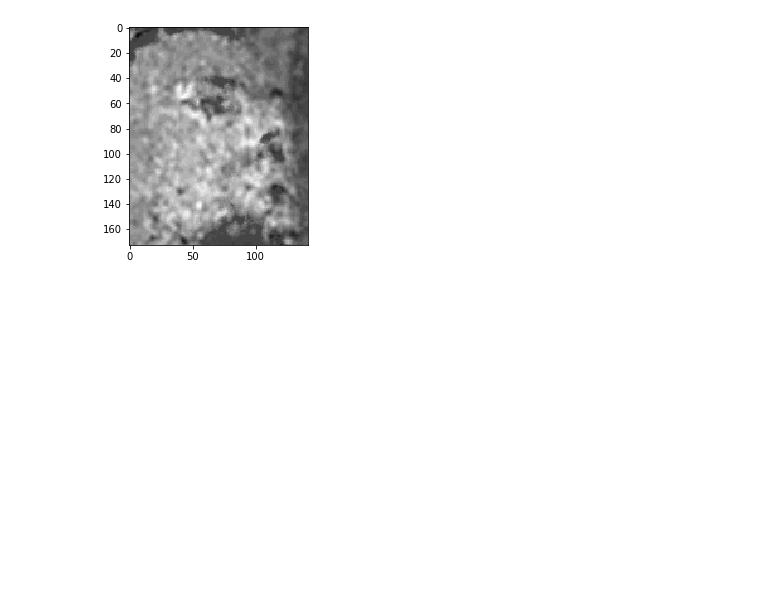
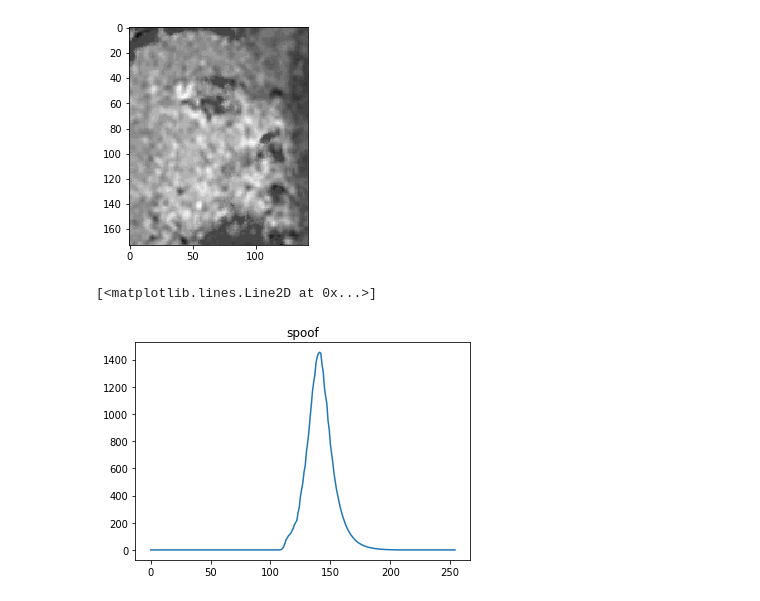
Before and after one commit to filipgrigorov/depth_scaling_experiments, a Jupyter notebook: explore_color_images.ipynb, the cells around one changed output. Saved outputs shown, nothing was run; the diff lists cells and outputs as text; code cells hidden in the pictures; blank space fills up the shorter version.

```diff
--- a/explore_color_images.ipynb
+++ b/explore_color_images.ipynb
@@ -102,3 +102,36 @@ plt.imshow(hsv4, cmap='gray')
 # %% [output]
 <matplotlib.image.AxesImage at 0x...>
 [figure]
+# %%
+def compute_histogram(img, nbins):
+    hist = np.zeros(shape=(nbins))
+    flat_img = img.ravel()
+
+    for i in range(0, flat_img.shape[0]):
+        hist[flat_img[i]] += 1
+
+    return hist
+
+def smooth_out(hist, window_size=10):
+    kernel = np.ones(shape=(2 * window_size))
+    for i in range(0, hist.shape[0]):
+        summation = 0.0
+        count = 0
+        for j in range(-window_size, window_size):
+            idx = i + j
+            if idx < 0 or idx > hist.shape[0] - window_size:
+                continue
+            summation += kernel[j] * hist[i + j]
+            count += 1
+        hist[i] = summation // count
+
+    return hist
+# %%
+hist1 = compute_histogram(hsv1, 255)
+hist1 = smooth_out(hist1)
+
+plt.title('spoof')
+plt.plot(hist1)
+# %% [output]
+[<matplotlib.lines.Line2D at 0x...>]
+[figure, added]
```
Also changed, not shown: parts of 3 cells of this notebook.
